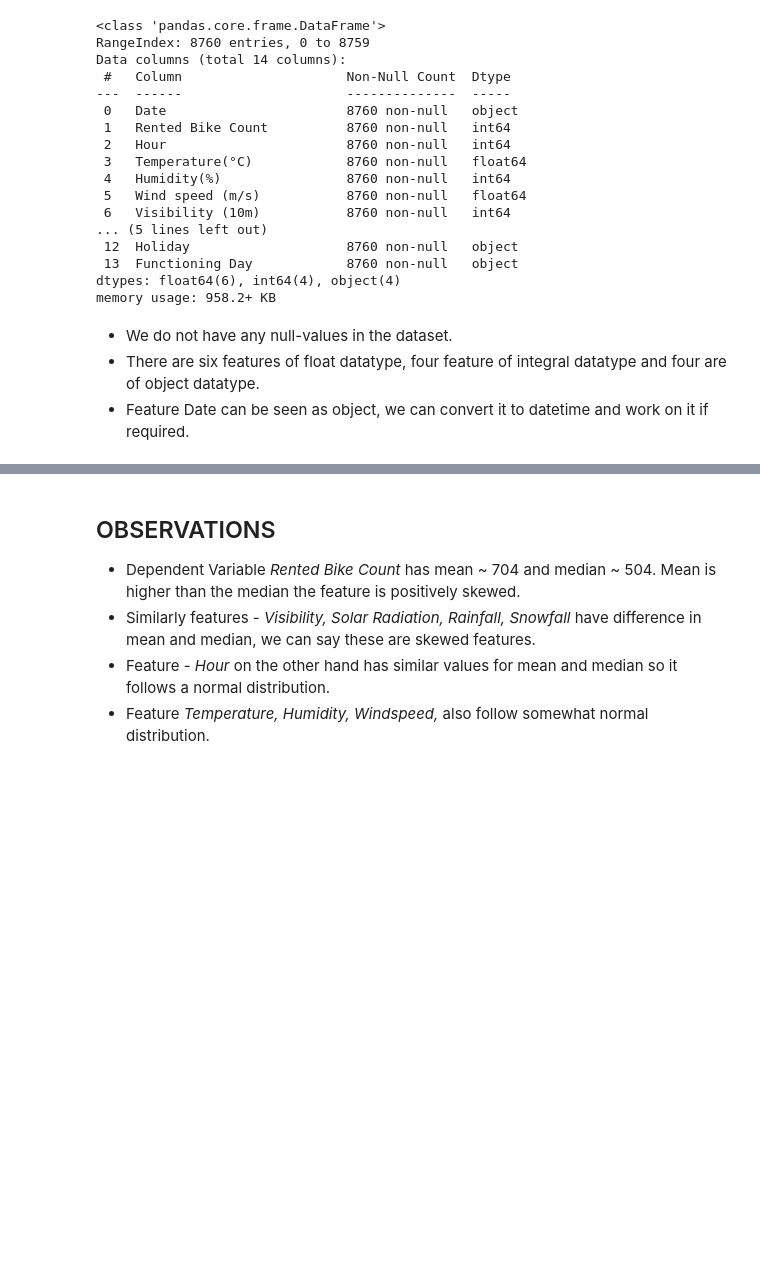
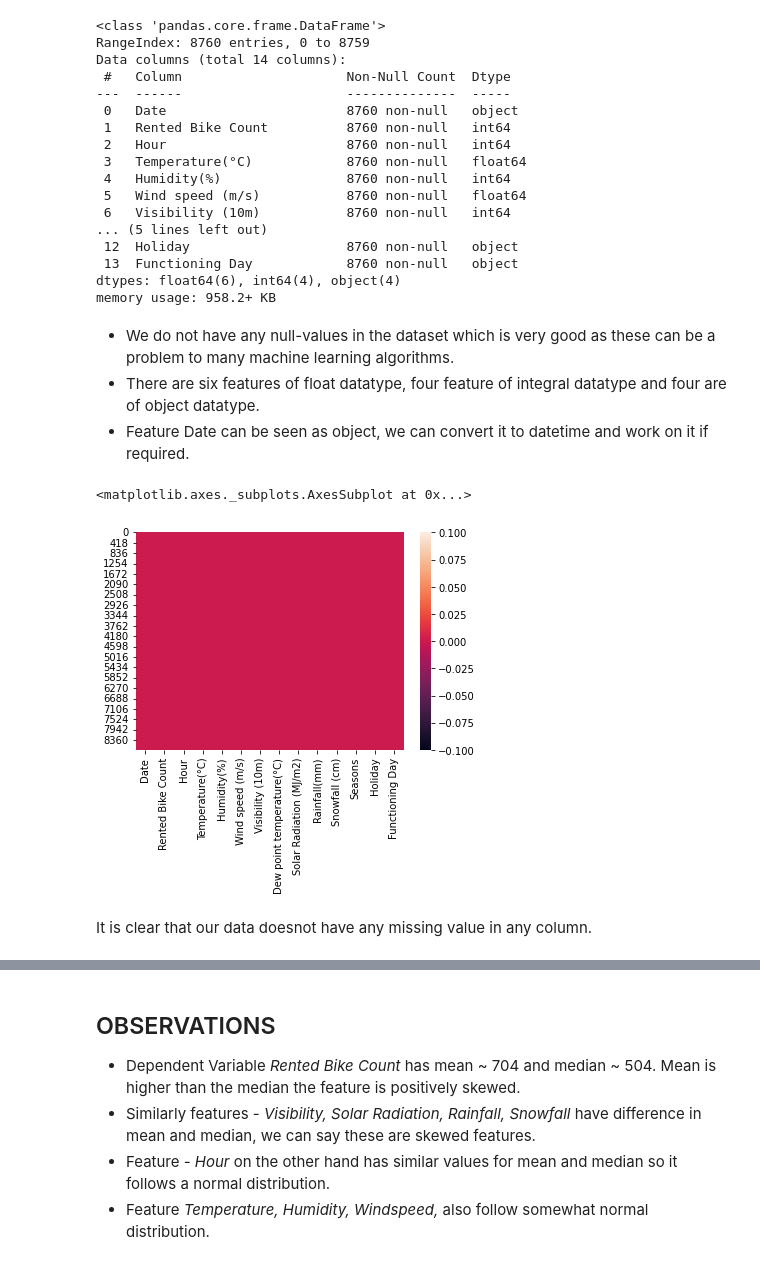
Before and after one commit to PriyankaSejwal/Bike-Sharing-Demand-Prediction, a Jupyter notebook: PriyankaRimo_Bike_Sharing_Demand_Prediction_Capstone_Project.ipynb, the cells around one changed output, grey strips where cells are left out. Saved outputs shown, nothing was run; the diff lists cells and outputs as text; code cells hidden in the pictures; blank space fills up the shorter version.

```diff
--- a/PriyankaRimo_Bike_Sharing_Demand_Prediction_Capstone_Project.ipynb
+++ b/PriyankaRimo_Bike_Sharing_Demand_Prediction_Capstone_Project.ipynb
@@ -101,9 +123,16 @@ Data columns (total 14 columns):
 dtypes: float64(6), int64(4), object(4)
 memory usage: 958.2+ KB
 # %% [markdown]
-* We do not have any null-values in the dataset.
+* We do not have any null-values in the dataset which is very good as these can be a problem to many machine learning algorithms.
 * There are six features of float datatype, four feature of integral datatype and four are of object datatype.
 * Feature Date can be seen as object, we can convert it to datetime and work on it if required.
+# %%
+sns.heatmap(bike.isnull())
+# %% [output]
+<matplotlib.axes._subplots.AxesSubplot at 0x...>
+[figure, added]
+# %% [markdown]
+It is clear that our data doesnot have any missing value in any column.
 # %%
 # summary statistics for numerical features
 bike.describe()
```
Also changed, not shown: parts of 92 cells of this notebook.
